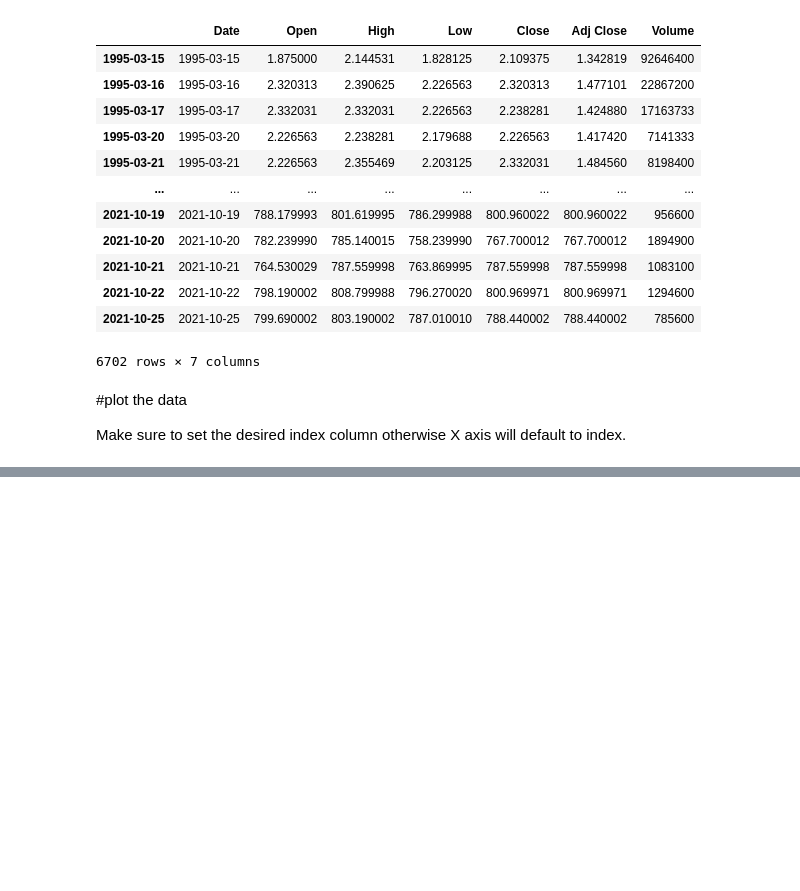
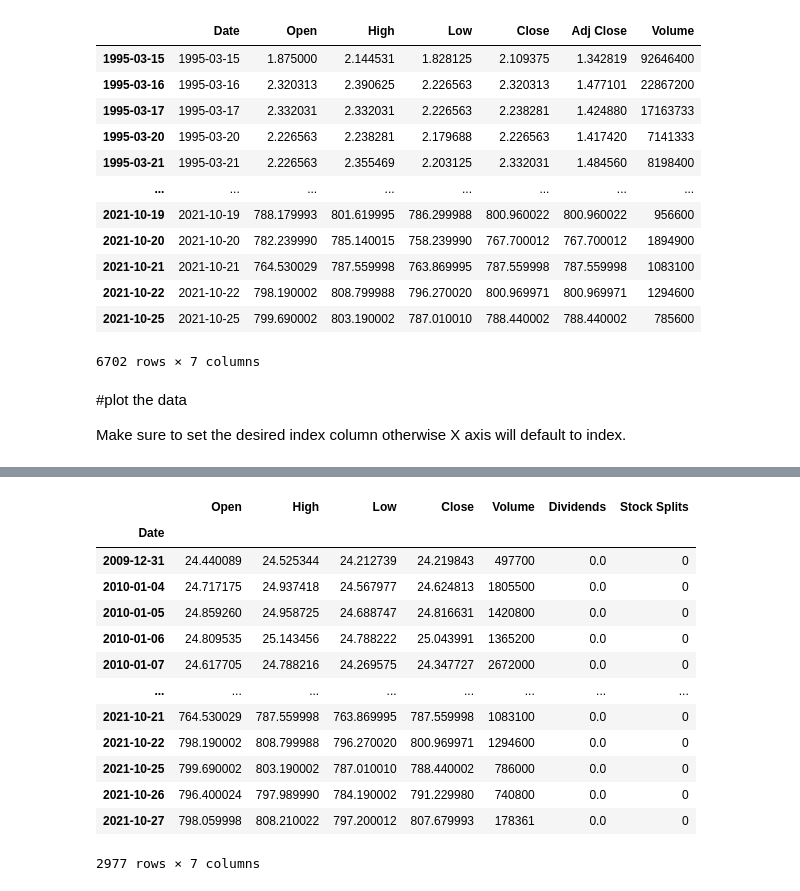
Before and after one commit to hfwbakker/algorithmic_trading, a Jupyter notebook: hentrading/kindig_method.ipynb, the cells around one changed output, grey strips where cells are left out. Saved outputs shown, nothing was run; the diff lists cells and outputs as text; code cells hidden in the pictures; blank space fills up the shorter version.

```diff
--- a/hentrading/kindig_method.ipynb
+++ b/hentrading/kindig_method.ipynb
@@ -124,0 +119,20 @@ Close but pas de patate
+# %%
+asml = yf.Ticker('ASML')
+asml_old =  asml.history(start="2010-01-01")
+# %%
+asml_old
+# %% [output]
+|  | Open | High | Low | Close | Volume | Dividends | Stock Splits |
+| Date |  |  |  |  |  |  |  |
+| 2009-12-31 | 24.440089 | 24.525344 | 24.212739 | 24.219843 | 497700 | 0.0 | 0 |
+| 2010-01-04 | 24.717175 | 24.937418 | 24.567977 | 24.624813 | 1805500 | 0.0 | 0 |
+| 2010-01-05 | 24.859260 | 24.958725 | 24.688747 | 24.816631 | 1420800 | 0.0 | 0 |
+| 2010-01-06 | 24.809535 | 25.143456 | 24.788222 | 25.043991 | 1365200 | 0.0 | 0 |
+| 2010-01-07 | 24.617705 | 24.788216 | 24.269575 | 24.347727 | 2672000 | 0.0 | 0 |
+| ... | ... | ... | ... | ... | ... | ... | ... |
+| 2021-10-21 | 764.530029 | 787.559998 | 763.869995 | 787.559998 | 1083100 | 0.0 | 0 |
+| 2021-10-22 | 798.190002 | 808.799988 | 796.270020 | 800.969971 | 1294600 | 0.0 | 0 |
+| 2021-10-25 | 799.690002 | 803.190002 | 787.010010 | 788.440002 | 786000 | 0.0 | 0 |
+| 2021-10-26 | 796.400024 | 797.989990 | 784.190002 | 791.229980 | 740800 | 0.0 | 0 |
+| 2021-10-27 | 798.059998 | 808.210022 | 797.200012 | 807.679993 | 178361 | 0.0 | 0 |
+2977 rows × 7 columns
```
Also changed, not shown: parts of 15 cells of this notebook, 1 other file.
